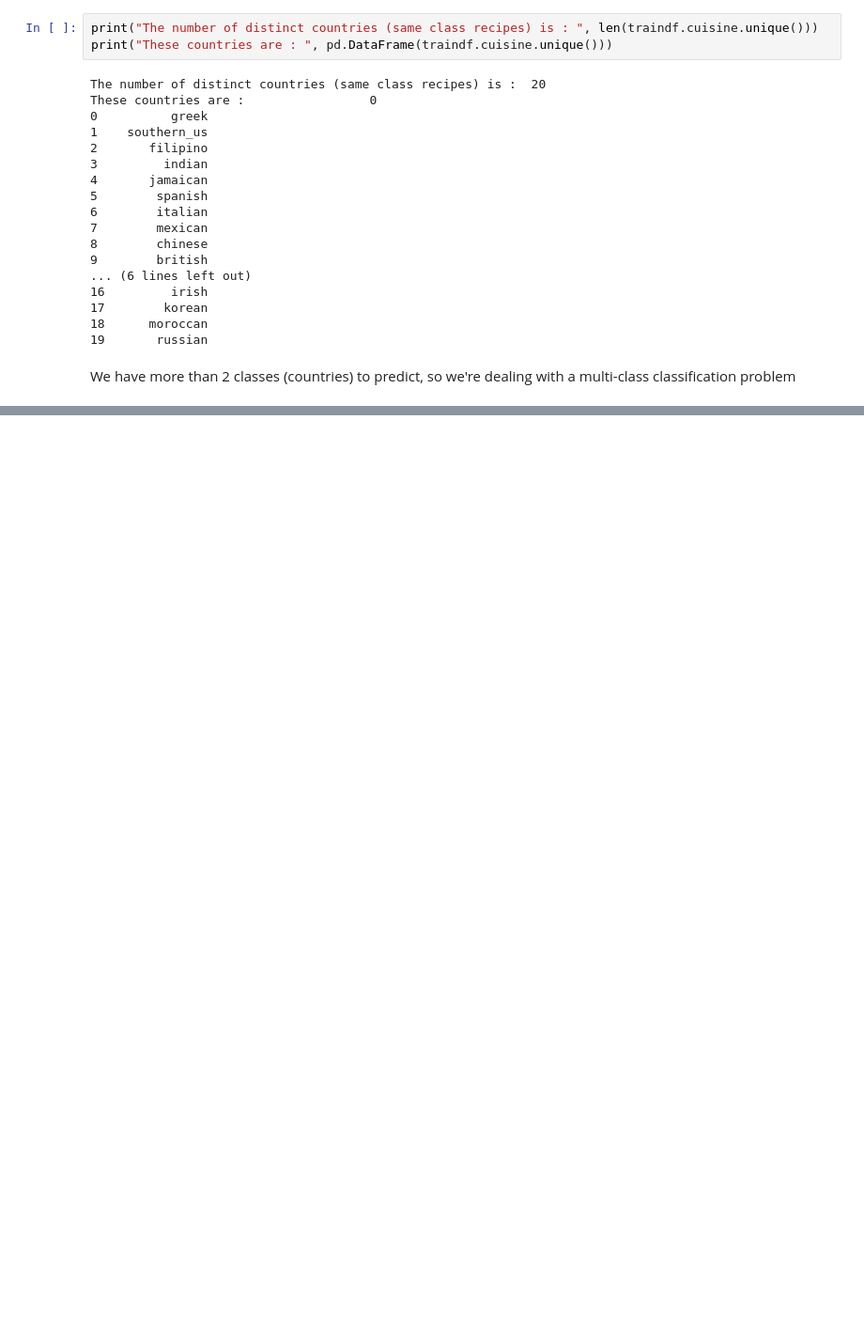
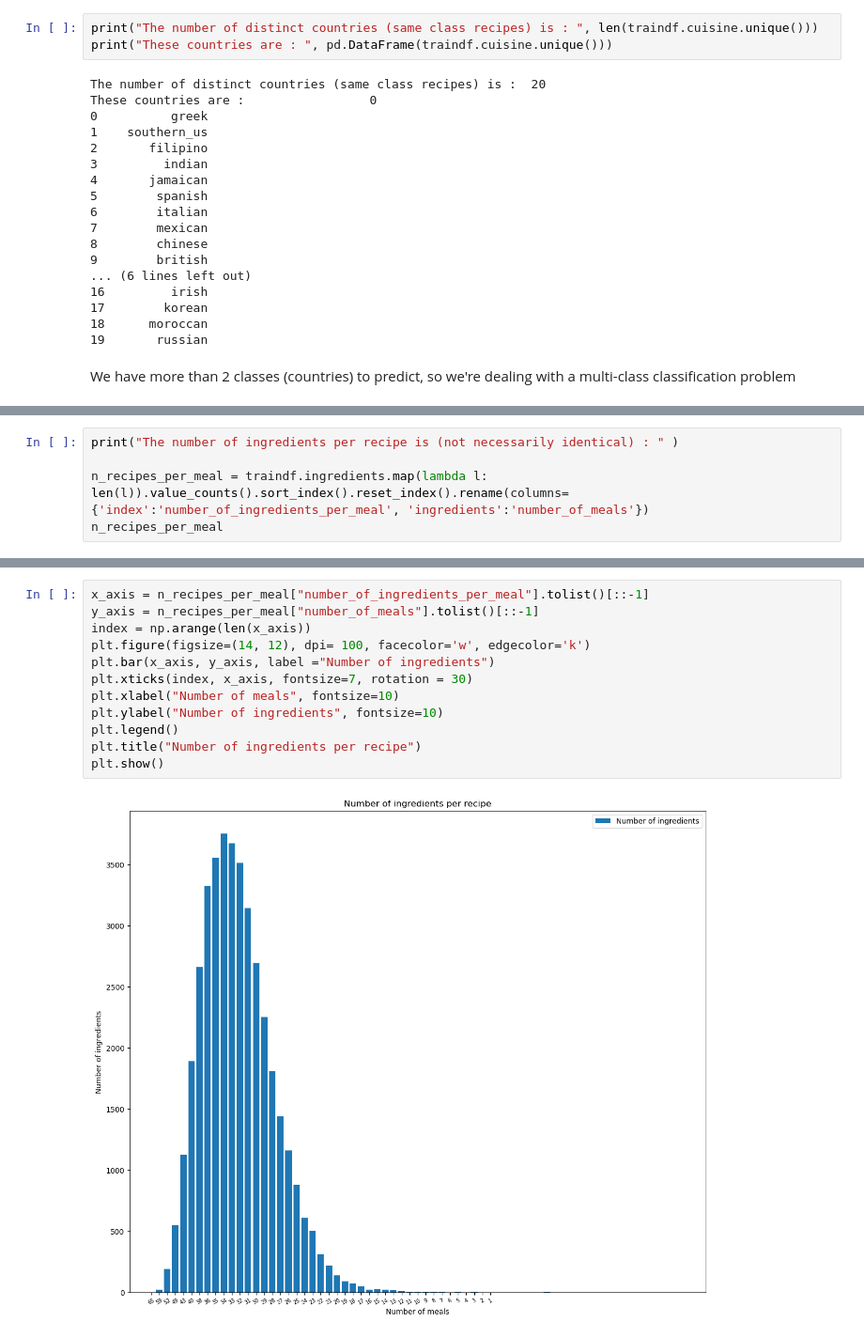
Before and after one commit to khalidBoufelfel/Whatscooking, a Jupyter notebook: Whats_cooking.ipynb, the cells around one changed output, grey strips where cells are left out. Shown at 94% size. Drawn from its saved outputs; the diff is of its cells as text; blank space fills up the shorter version.

```diff
--- a/Whats_cooking.ipynb
+++ b/Whats_cooking.ipynb
@@ -163,0 +172,5 @@ plt.show()
+# %%
+print("The number of ingredients per recipe is (not necessarily identical) : " )
+
+n_recipes_per_meal = traindf.ingredients.map(lambda l: len(l)).value_counts().sort_index().reset_index().rename(columns={'index':'number_of_ingredients_per_meal', 'ingredients':'number_of_meals'})
+n_recipes_per_meal
@@ -163,0 +196,14 @@ plt.show()
+# %%
+x_axis = n_recipes_per_meal["number_of_ingredients_per_meal"].tolist()[::-1]
+y_axis = n_recipes_per_meal["number_of_meals"].tolist()[::-1]
+index = np.arange(len(x_axis))
+plt.figure(figsize=(14, 12), dpi= 100, facecolor='w', edgecolor='k')
+plt.bar(x_axis, y_axis, label ="Number of ingredients")
+plt.xticks(index, x_axis, fontsize=7, rotation = 30)
+plt.xlabel("Number of meals", fontsize=10)
+plt.ylabel("Number of ingredients", fontsize=10)
+plt.legend()
+plt.title("Number of ingredients per recipe")
+plt.show()
+# %% [output]
+[figure, added]
```
Also changed, not shown: parts of 5 cells of this notebook.
